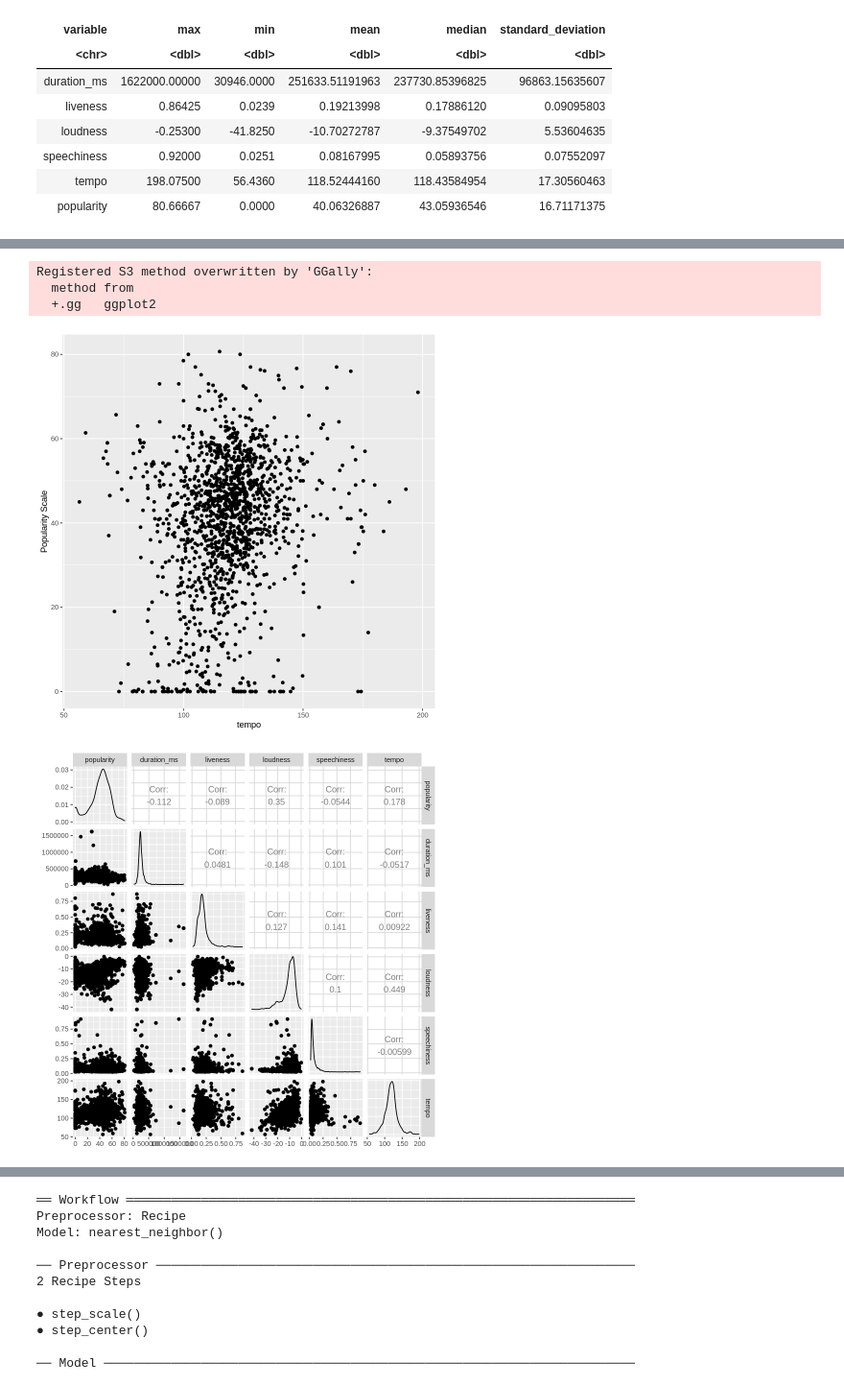
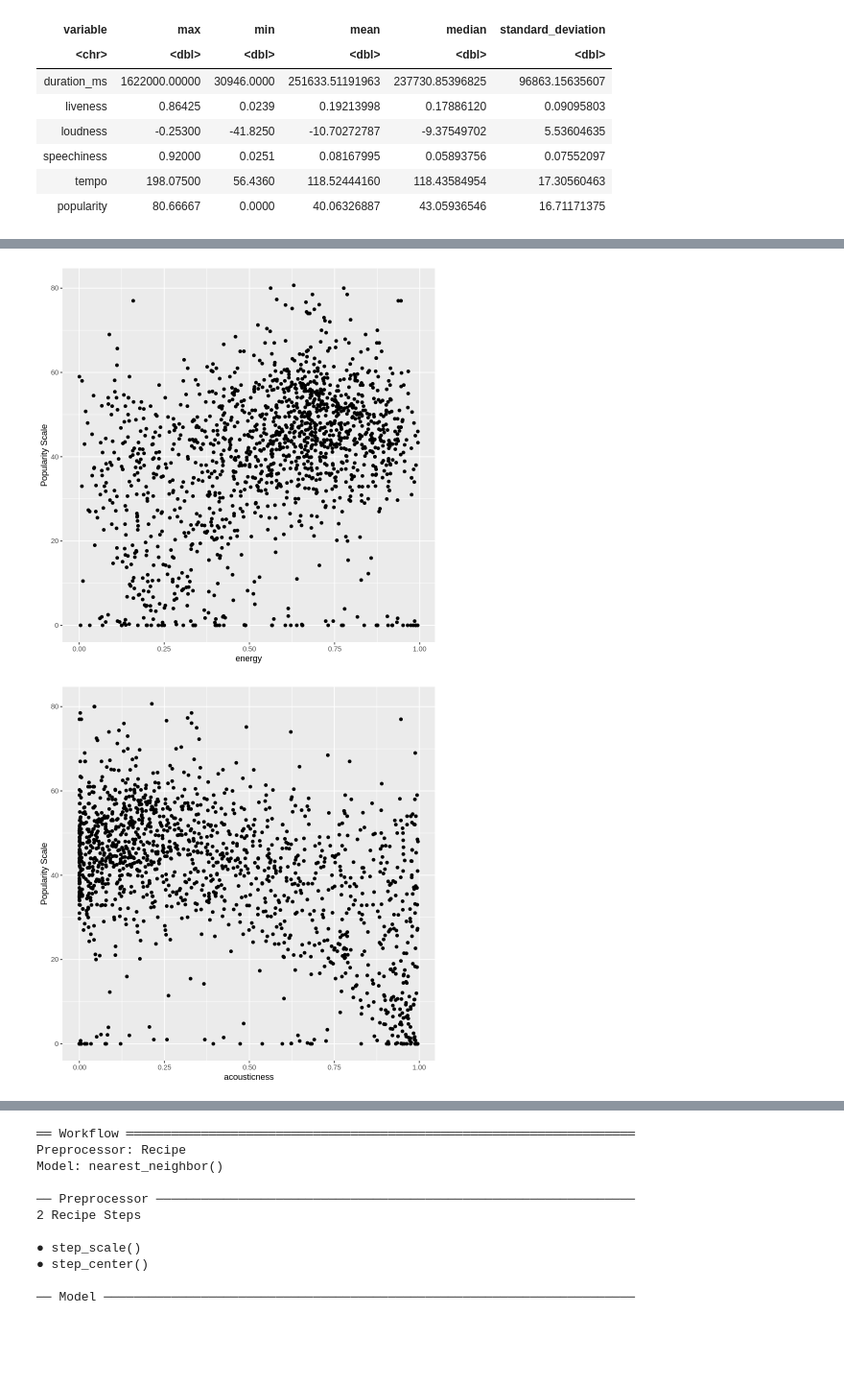
Before and after one commit to paulh777/dsci100prj, a Jupyter notebook: proposal/Untitled.ipynb, the cells around one changed output, grey strips where cells are left out. Shown at 96% size. Saved outputs shown, nothing was run; the diff lists cells and outputs as text; code cells hidden in the pictures; blank space fills up the shorter version.

```diff
--- a/proposal/Untitled.ipynb
+++ b/proposal/Untitled.ipynb
@@ -8,7 +8,7 @@ genre_data = read_csv("https://raw.githubusercontent.com/paulh777/dsci100prj/mai
 
 #Select the columns relevant to research
 popularity_data = genre_data %>%
-    select(duration_ms, liveness, loudness, speechiness, tempo, popularity)
+    select(duration_ms, acousticness, danceability, energy, instrumentalness, liveness, loudness, speechiness, tempo, popularity)
 
 popularity_data
 # %% [output]
@@ -158,10 +158,34 @@ tempo_plot <- ggplot(popularity_training, aes(x = tempo, y = popularity)) +
     geom_point() +
     labs(x="tempo", y= "Popularity Scale")
 
+energy_plot <- ggplot(popularity_training, aes(x = energy, y = popularity)) +
+    geom_point() +
+    labs(x="energy", y= "Popularity Scale")
+
+energy_plot
+
+acousticness_plot <- ggplot(popularity_training, aes(x = acousticness, y = popularity)) +
+    geom_point() +
+    labs(x="acousticness", y= "Popularity Scale")
+
+acousticness_plot
+
+danceability_plot <- ggplot(popularity_training, aes(x = danceability, y = popularity)) +
+    geom_point() +
+    labs(x="danceability", y= "Popularity Scale")
+
+danceability_plot
+
+instrumentalness_plot <- ggplot(popularity_training, aes(x = instrumentalness, y = popularity)) +
+    geom_point() +
+    labs(x="instrumentalness", y= "Popularity Scale")
+
+instrumentalness_plot
+
 tempo_plot
 library(GGally)
 pair_plot <- popularity_training%>%
-select(popularity,duration_ms,liveness, loudness,speechiness,tempo)%>%
+select(popularity, duration_ms, energy, danceability, acousticness, loudness, instrumentalness, tempo, speechiness,liveness)%>%
 ggpairs()
 
 pair_plot
@@ -173,5 +197,2 @@ pair_plot
-Registered S3 method overwritten by 'GGally':
-  method from
-  +.gg   ggplot2
-[figure, old version]
+[figure, new version]
-[figure, old version]
+[figure, new version]
```
Also changed, not shown: parts of 6 cells of this notebook.
